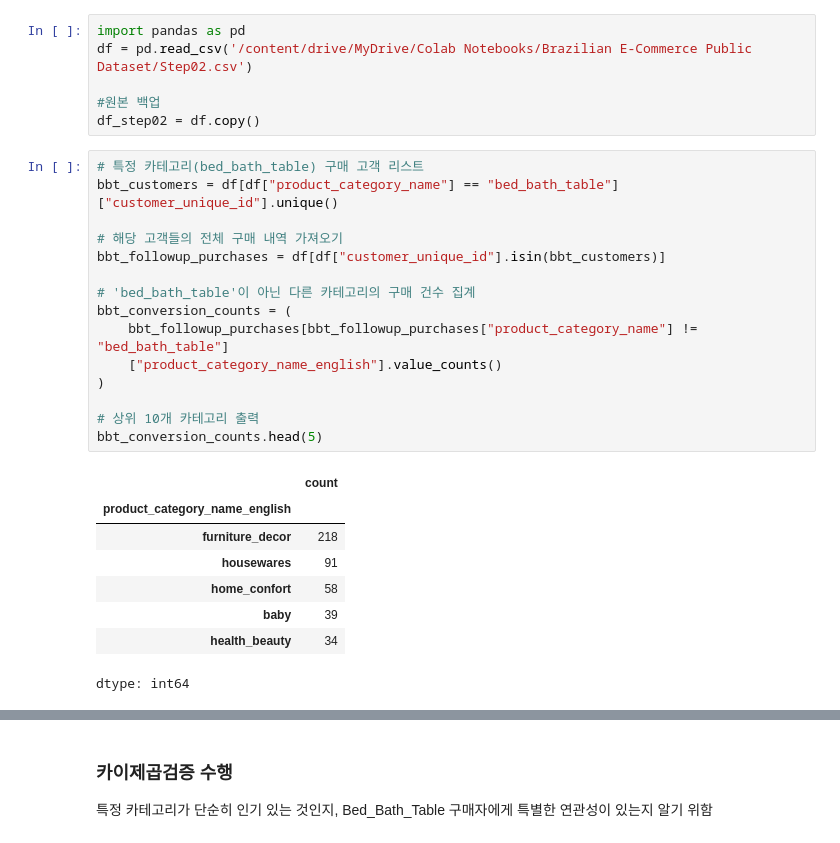
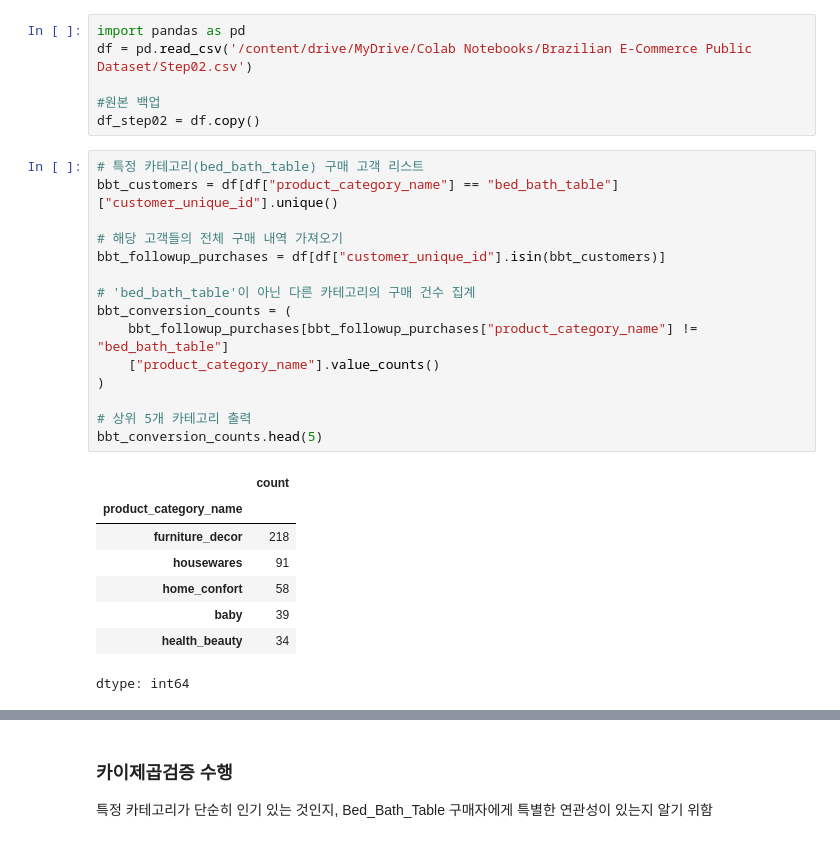
Before and after one commit to posili/Modulabs_MainProject4, a Jupyter notebook: Step04.ipynb, the cells around one changed output, grey strips where cells are left out. Saved outputs shown, nothing was run; the diff lists cells and outputs as text.

```diff
--- a/Step04.ipynb
+++ b/Step04.ipynb
@@ -12,21 +14,21 @@ df_step02 = df.copy()
 # %%
 # 특정 카테고리(bed_bath_table) 구매 고객 리스트
 bbt_customers = df[df["product_category_name"] == "bed_bath_table"]["customer_unique_id"].unique()
 
 # 해당 고객들의 전체 구매 내역 가져오기
 bbt_followup_purchases = df[df["customer_unique_id"].isin(bbt_customers)]
 
 # 'bed_bath_table'이 아닌 다른 카테고리의 구매 건수 집계
 bbt_conversion_counts = (
     bbt_followup_purchases[bbt_followup_purchases["product_category_name"] != "bed_bath_table"]
-    ["product_category_name_english"].value_counts()
+    ["product_category_name"].value_counts()
 )
 
-# 상위 10개 카테고리 출력
+# 상위 5개 카테고리 출력
 bbt_conversion_counts.head(5)
 # %% [output]
 |  | count |
-| product_category_name_english |  |
+| product_category_name |  |
 | furniture_decor | 218 |
 | housewares | 91 |
 | home_confort | 58 |
```
Also changed, not shown: parts of 2 cells of this notebook.
